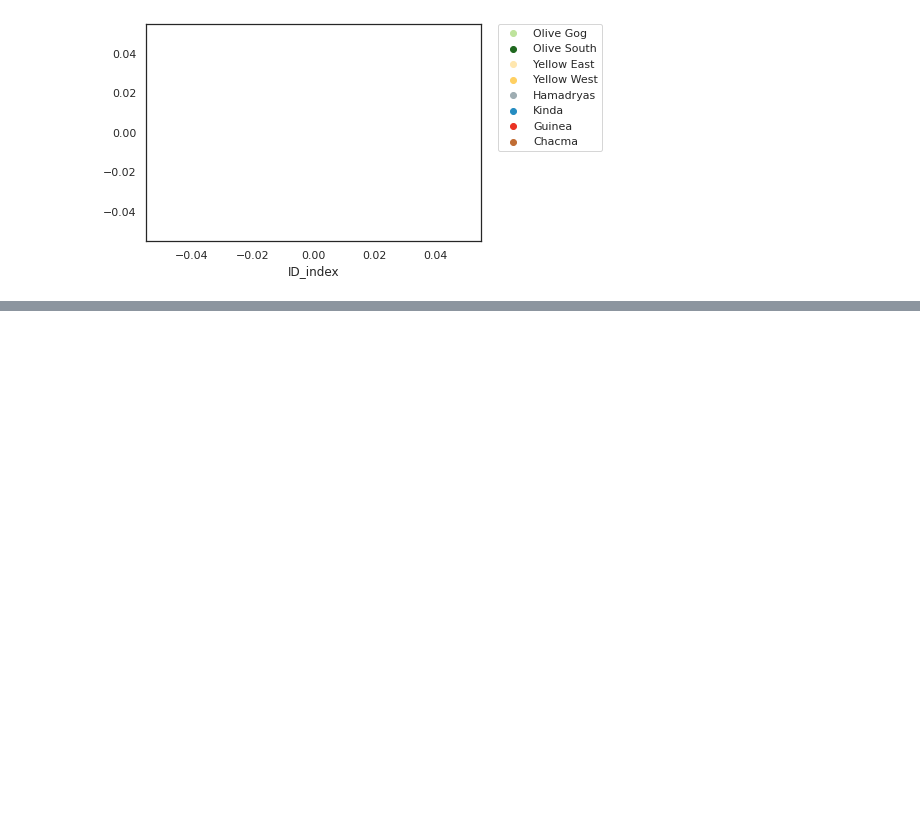
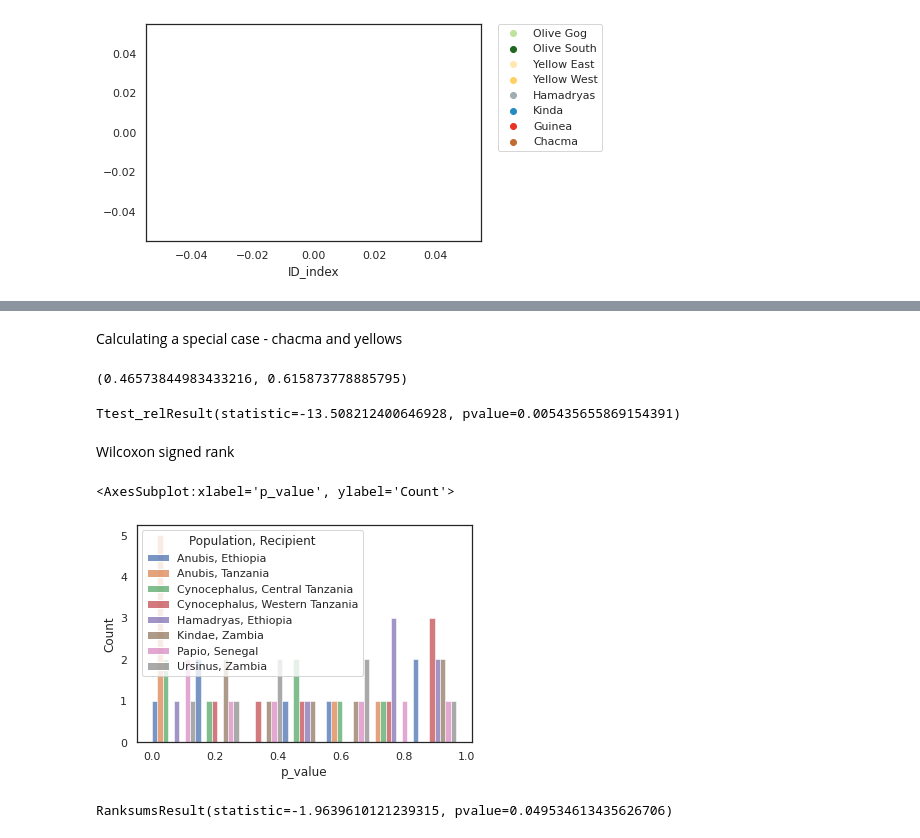
Before and after one commit to erikfogh/baboon_analysis, a Jupyter notebook: notebooks/paint12_other_chrom_ancestry.ipynb, the cells around one changed output, grey strips where cells are left out. Drawn from its saved outputs; the diff is of its cells as text; code cells hidden in the pictures; blank space fills up the shorter version.

```diff
--- a/notebooks/paint12_other_chrom_ancestry.ipynb
+++ b/notebooks/paint12_other_chrom_ancestry.ipynb
@@ -748,0 +1109,18 @@ plt.savefig("../figures/8pop_legend.png", dpi=300, bbox_inches='tight')
+# %%
+p_val_l = []
+r_l = []
+d_l = []
+mean_aut = []
+mean_x = []
+for recipient in df_length_stats_8["Population, Recipient"].unique():
+    sub_df = df_length_stats_8.loc[df_length_stats_8["Population, Recipient"] == recipient]
+    for donor in sub_df["Population, Donor"].unique():
+        s_df = sub_df.loc[sub_df["Population, Donor"] == donor]
+        aut = s_df.loc[s_df.chrom != "chrX"]["Ancestry Percentage"]
+        chrX = s_df.loc[s_df.chrom == "chrX"]["Ancestry Percentage"]
+        result = ttest_rel(aut.to_list(), chrX.to_list())
+        p_val_l.append(result[1])
+        r_l.append(recipient), d_l.append(donor)
+        mean_aut.append(aut.mean()), mean_x.append(chrX.mean())
+result_df_paired_t_mean = pd.DataFrame({"p_value": p_val_l, "Population, Recipient": r_l, "Population, Donor": d_l,
+                                       "Mean chr8": mean_aut, "Mean chrX": mean_x})
@@ -748,0 +1151,9 @@ plt.savefig("../figures/8pop_legend.png", dpi=300, bbox_inches='tight')
+# %% [markdown]
+Calculating a special case - chacma and yellows
+# %%
+for recipient in ["Ursinus, Zambia"]:
+    sub_df = df_length_stats_8.loc[df_length_stats_8["Population, Recipient"] == recipient]
+    for donor in ["Cynocephalus, Western Tanzania", "Cynocephalus, Central Tanzania"]:
+        s_df = sub_df.loc[sub_df["Population, Donor"] == donor]
+        aut = s_df.loc[s_df.chrom != "chrX"]["Ancestry Percentage"]
+        chrX = s_df.loc[s_df.chrom == "chrX"]["Ancestry Percentage"]
@@ -748,0 +1167,8 @@ plt.savefig("../figures/8pop_legend.png", dpi=300, bbox_inches='tight')
+# %%
+sum(a_list)/len(a_list), sum(x_list)/len(x_list)
+# %% [output]
+(0.46573844983433216, 0.615873778885795)
+# %%
+ttest_rel(a_list, x_list)
+# %% [output]
+Ttest_relResult(statistic=-13.508212400646928, pvalue=0.005435655869154391)
@@ -748,0 +1178,2 @@ plt.savefig("../figures/8pop_legend.png", dpi=300, bbox_inches='tight')
+# %% [markdown]
+Wilcoxon signed rank
@@ -748,0 +1184,27 @@ plt.savefig("../figures/8pop_legend.png", dpi=300, bbox_inches='tight')
+# %%
+p_val_l = []
+r_l = []
+d_l = []
+mean_aut = []
+mean_x = []
+for recipient in df_length_stats_8["Population, Recipient"].unique():
+    sub_df = df_length_stats_8.loc[df_length_stats_8["Population, Recipient"] == recipient]
+    for donor in sub_df["Population, Donor"].unique():
+        s_df = sub_df.loc[sub_df["Population, Donor"] == donor]
+        aut = s_df.loc[s_df.chrom != "chrX"]["Ancestry Percentage"]
+        chrX = s_df.loc[s_df.chrom == "chrX"]["Ancestry Percentage"]
+        result = shapiro(aut.to_list())
+        p_val_l.append(result[1])
+        r_l.append(recipient), d_l.append(donor)
+        mean_aut.append(aut.mean()), mean_x.append(chrX.mean())
+shapiro_wilk = pd.DataFrame({"p_value": p_val_l, "Population, Recipient": r_l, "Population, Donor": d_l,
+                                       "Mean chr8": mean_aut, "Mean chrX": mean_x})
+# %%
+sns.histplot(data=shapiro_wilk, x="p_value", hue="Population, Recipient", multiple="dodge")
+# %% [output]
+<AxesSubplot:xlabel='p_value', ylabel='Count'>
+[figure, added]
+# %%
+ranksums(a_list, x_list)
+# %% [output]
+RanksumsResult(statistic=-1.9639610121239315, pvalue=0.049534613435626706)
```
Also changed, not shown: parts of 40 cells of this notebook, 37 other files.
